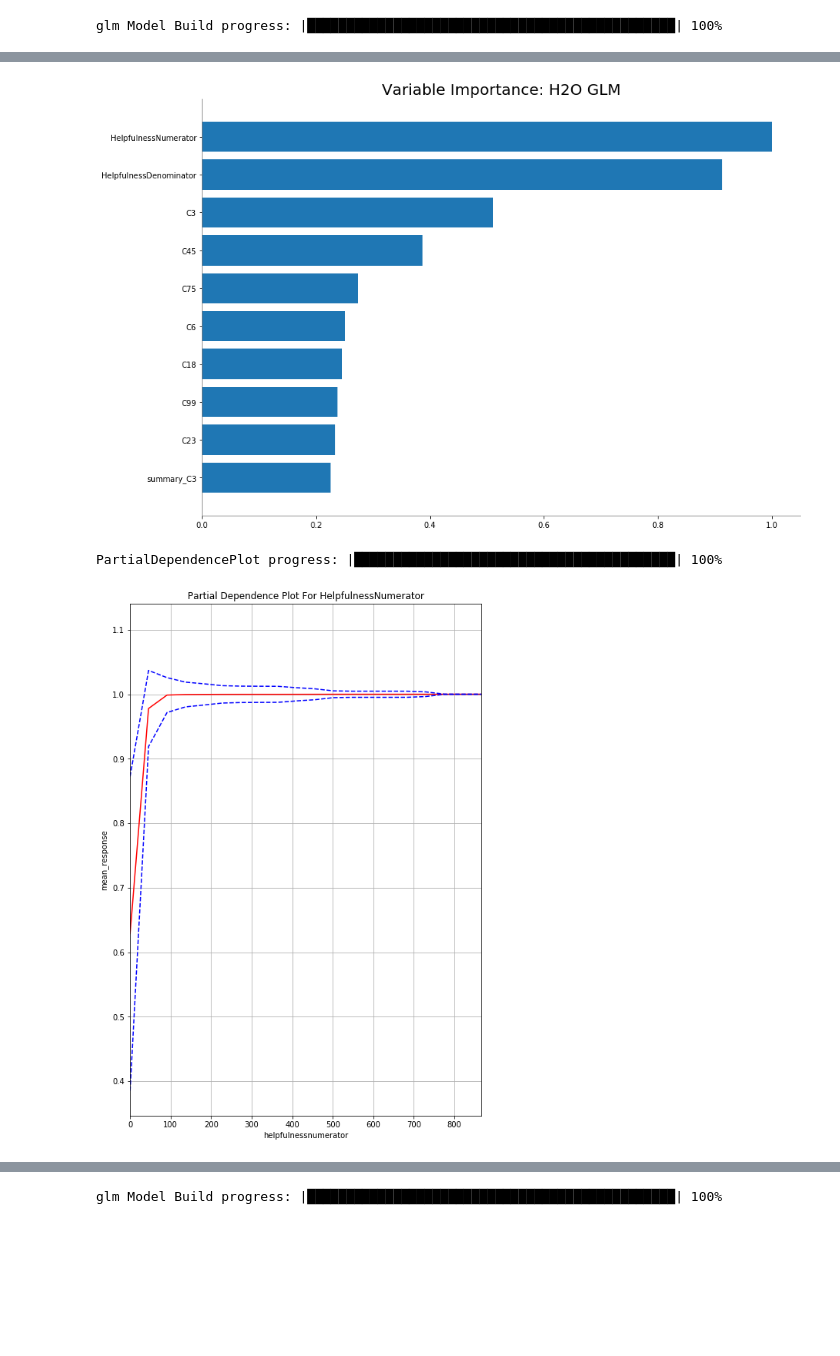
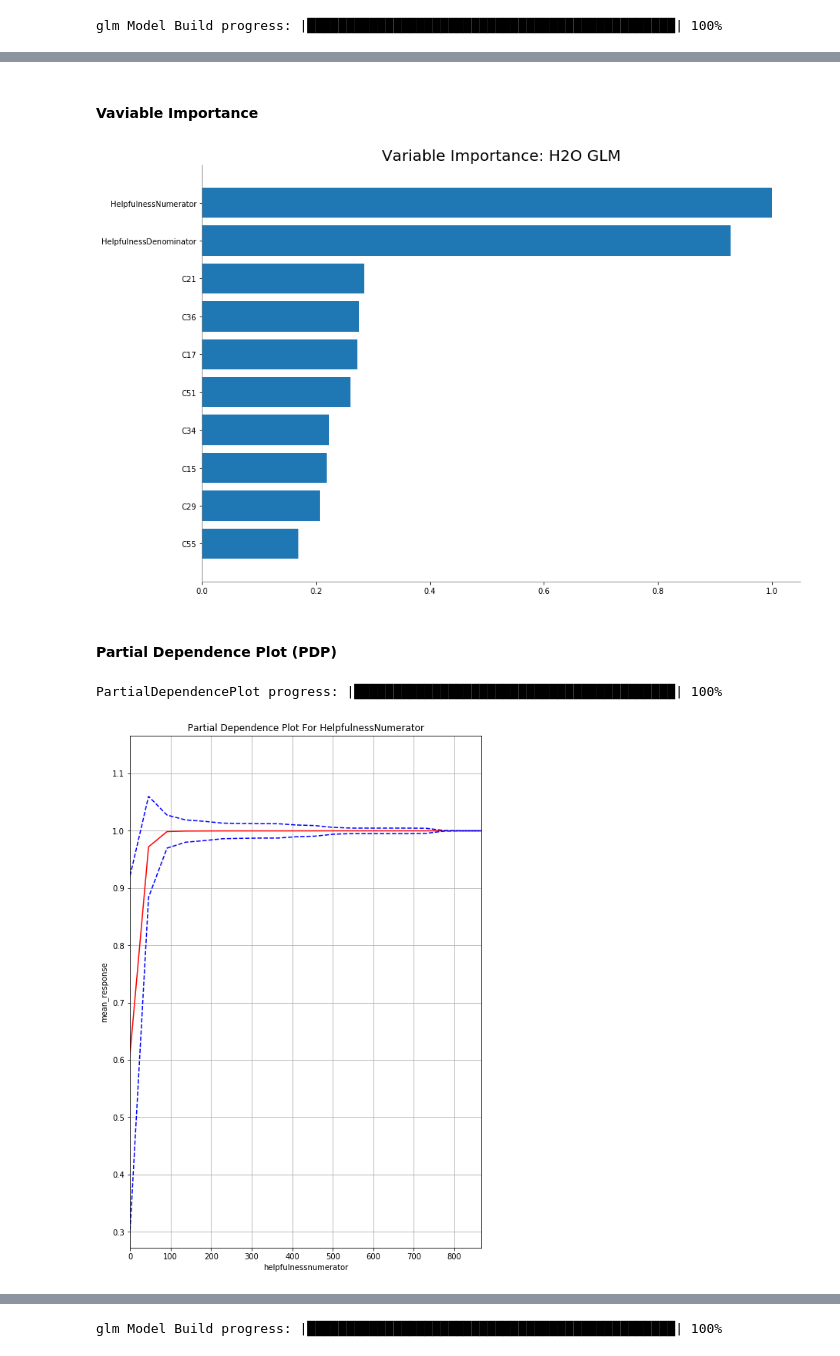
Before and after one commit to MandyMY/AI-Addin, a Jupyter notebook: Final Project.ipynb, the cells around one changed output, grey strips where cells are left out. Saved outputs shown, nothing was run; the diff lists cells and outputs as text; code cells hidden in the pictures; blank space fills up the shorter version.

```diff
--- a/Final Project.ipynb
+++ b/Final Project.ipynb
@@ -65,2 +81,2 @@ Parse progress: |█████████████████████
 # %%
-reviews['PositiveReview']=(reviews['Score']>=4.2).ifelse('1','0')
+reviews['PositiveReview']=(reviews['Score']>=reviews['Score'].mean()[0]).ifelse('1','0')
@@ -209,9 +240,13 @@ glm Model Build progress: |█████████████████
+# %% [markdown]
+#### Vaviable Importance
 # %%
 local_glm_plus.varimp_plot()
 # %% [output]
-[figure, old version]
+[figure, new version]
+# %% [markdown]
+#### Partial Dependence Plot (PDP)
 # %%
-pdp_local_linear_plus = local_glm_plus.partial_plot(data = ext_train, cols = ["HelpfulnessNumerator"])
+pdp_local_linear_plus = local_glm_plus.partial_plot(data = ext_train_new, cols = ["HelpfulnessNumerator"])
 # %% [output]
 PartialDependencePlot progress: |█████████████████████████████████████████| 100%
-[figure, old version]
+[figure, new version]
```
Also changed, not shown: parts of 47 cells of this notebook.
